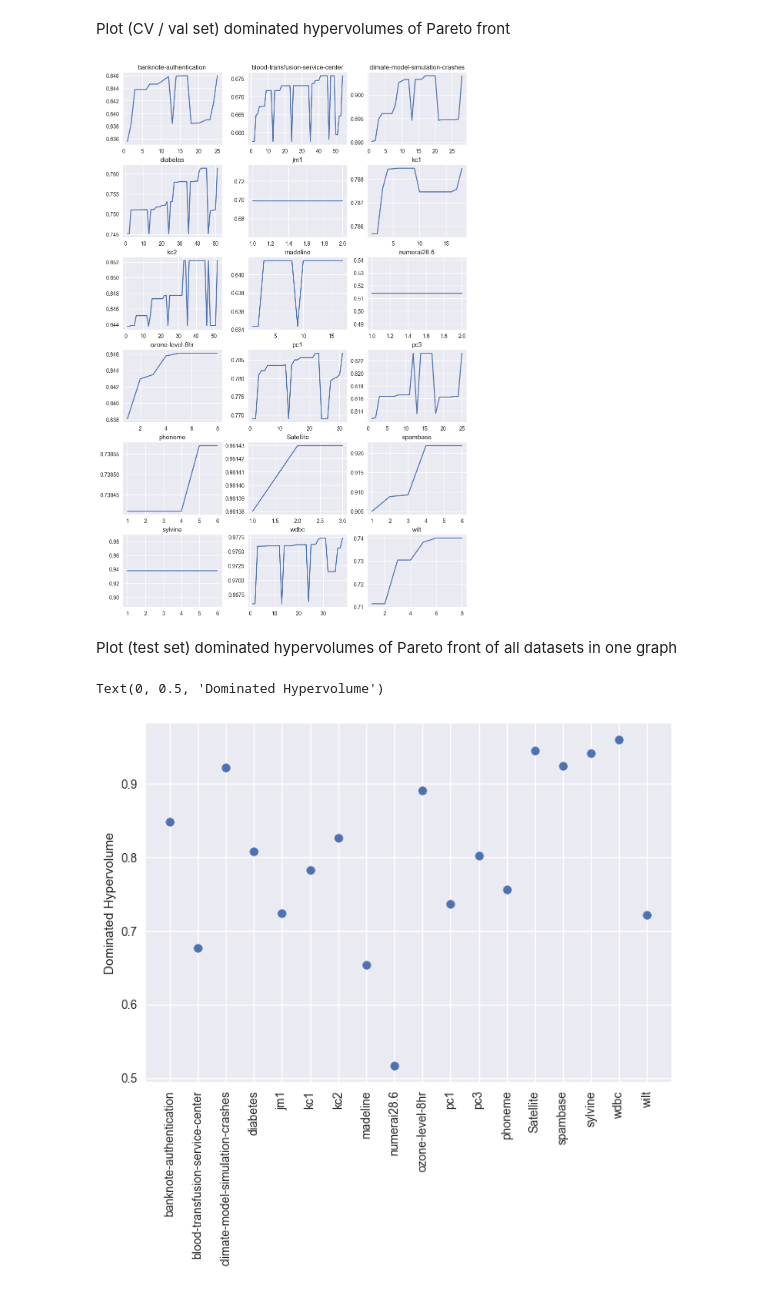
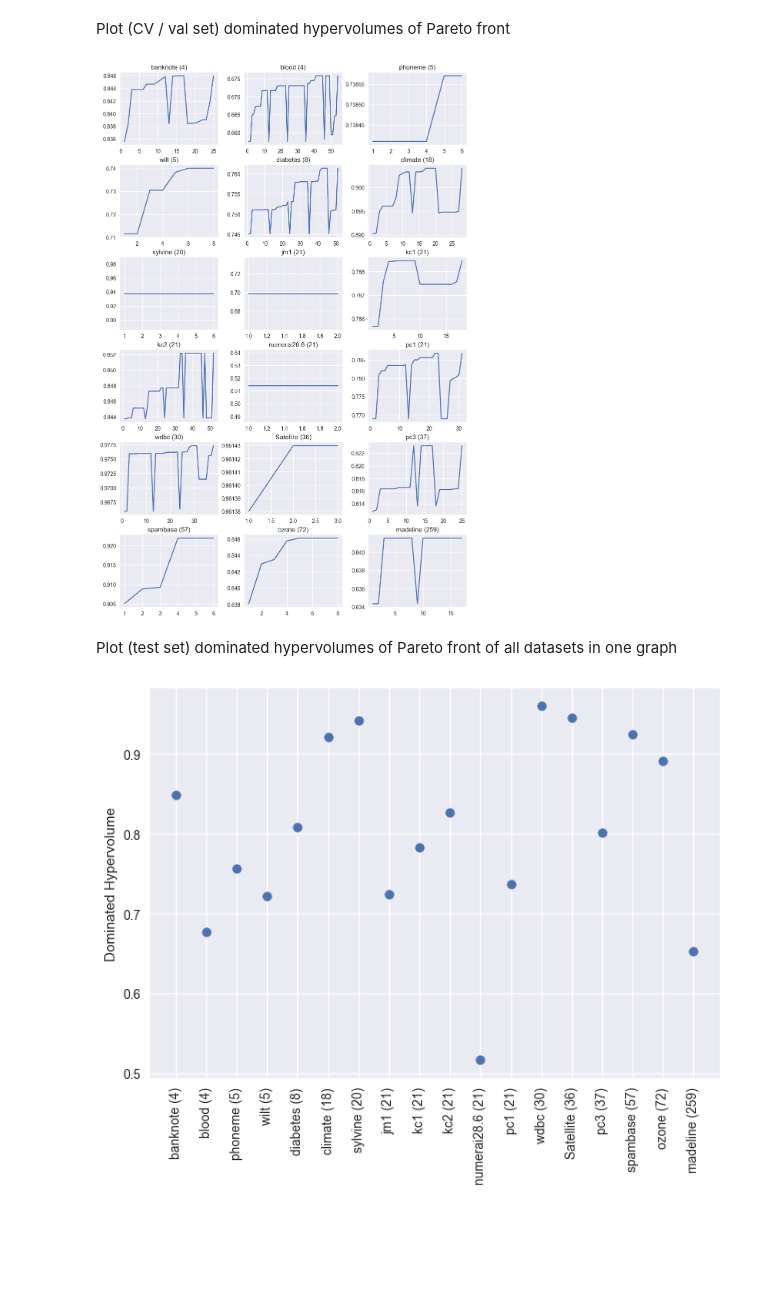
Before and after one commit to simon29st/ws2425-tab-ml, a Jupyter notebook: code/plotting.ipynb, the cells around one changed output. Drawn from its saved outputs; the diff is of its cells as text; code cells hidden in the pictures; blank space fills up the shorter version.

```diff
--- a/code/plotting.ipynb
+++ b/code/plotting.ipynb
@@ -6,3 +10,12 @@ import matplotlib
 import matplotlib.pyplot as plt
 
 matplotlib.style.use('seaborn-v0_8')
+# %%
+oml_tasks = tasks.get_tasks(oml_task_ids)
+oml_datasets = [oml_task.get_dataset() for oml_task in oml_tasks]
+
+oml_mapping = {  # to display dataset names with # of features on the plots as in original EAGGA paper
+    oml_dataset.name: oml_dataset.get_data()[0].shape[1] - 1
+    for oml_dataset in oml_datasets
+}
+oml_mapping
@@ -8,0 +43,8 @@ matplotlib.style.use('seaborn-v0_8')
+# %%
+for i, path in enumerate(os.walk('export')):
+    if i == 0:
+        continue  # skip 'export' directory, only look at sub-directories
+    print(path)
+
+paths = list(os.walk('export'))[1:]
+paths = sorted(paths, key=lambda path: oml_mapping[path[0].split('\\')[1]])  # order paths by # of features (ascending), as in original EAGGA paper
@@ -41,6 +77,8 @@ Plot (stop early set) losses of Pareto set
 # %%
 fig1, axs1 = plt.subplots(nrows=nrows, ncols=ncols)
 for i, path in enumerate(paths):
+    dataset_name = path[0].split('\\')[1]
+    dataset_name = f'{dataset_name.split('-')[0]} ({oml_mapping[dataset_name]})'
 
     row = round(i // ncols)
     col = round(i % ncols)
@@ -61,8 +99,9 @@ for i, path in enumerate(paths):
     #axs1[row][col].set_xlabel('Epochs')
     #axs1[row][col].set_ylabel('Loss')
     #axs1[row][col].legend()
-    axs1[row][col].set_title(path[0].split('\\')[1])
+    axs1[row][col].set_title(dataset_name)
 
 fig1.set_size_inches(6.4*ncols/2, 4.8*nrows/2)  # default is 6.4, 4.8, cf. https://matplotlib.org/stable/api/_as_gen/matplotlib.pyplot.figure.html
 fig1.set_layout_engine('compressed')
+fig1.savefig('export/plot_early_stopping_losses_pareto_set.png', dpi=300)
 # %% [output]
@@ -72,6 +111,8 @@ Plot (CV / val set) dominated hypervolumes of Pareto front
 # %%
 fig2, axs2 = plt.subplots(nrows=nrows, ncols=ncols)
 for i, path in enumerate(paths):
+    dataset_name = path[0].split('\\')[1]
+    dataset_name = f'{dataset_name.split('-')[0]} ({oml_mapping[dataset_name]})'
 
     row = round(i // ncols)
     col = round(i % ncols)
@@ -88,31 +129,35 @@ for i, path in enumerate(paths):
     axs2[row][col].plot(x, dhvs_val)
     #axs2[row][col].set_xlabel('Generations')
     #axs2[row][col].set_ylabel('Dominated Hypervolume')
-    axs2[row][col].set_title(path[0].split('\\')[1])
+    axs2[row][col].set_title(dataset_name)
 
 fig2.set_size_inches(6.4*ncols/2, 4.8*nrows/2)  # default is 6.4, 4.8, cf. https://matplotlib.org/stable/api/_as_gen/matplotlib.pyplot.figure.html
 fig2.set_layout_engine('compressed')
+fig2.savefig('export/plot_val_dhvs_over_time.png', dpi=300)
 # %% [output]
-[figure, old version]
+[figure, new version]
 # %% [markdown]
 Plot (test set) dominated hypervolumes of Pareto front of all datasets in one graph
 # %%
 fig3, ax3 = plt.subplots()
 
 dhvs_test = list()
 dataset_names = list()
 for i, path in enumerate(paths):
+    dataset_name = path[0].split('\\')[1]
+    dataset_name = f'{dataset_name.split('-')[0]} ({oml_mapping[dataset_name]})'
 
     with open(os.path.join(path[0], 'pareto.json')) as f_pareto:
         pareto = json.load(f_pareto)
 
     dhvs_test.append(pareto['dhv_test'])
-    dataset_names.append(path[0].split('\\')[1])
+    dataset_names.append(dataset_name)
 
 ax3.scatter(dataset_names, dhvs_test, label='Dominated Hypervolume')
 
 ax3.tick_params(axis='x', labelrotation=90)
 ax3.set_ylabel('Dominated Hypervolume')
+
+fig3.savefig('export/plot_test_dhvs.png', dpi=300)
 # %% [output]
-Text(0, 0.5, 'Dominated Hypervolume')
-[figure, old version]
+[figure, new version]
```
Also changed, not shown: parts of 5 cells of this notebook, 5 other files.
